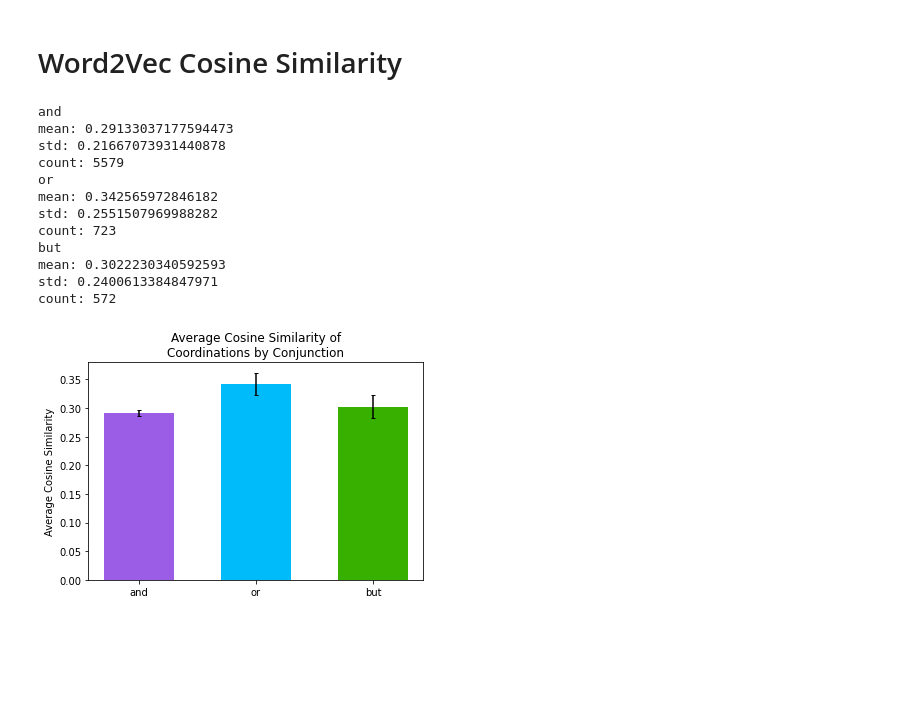
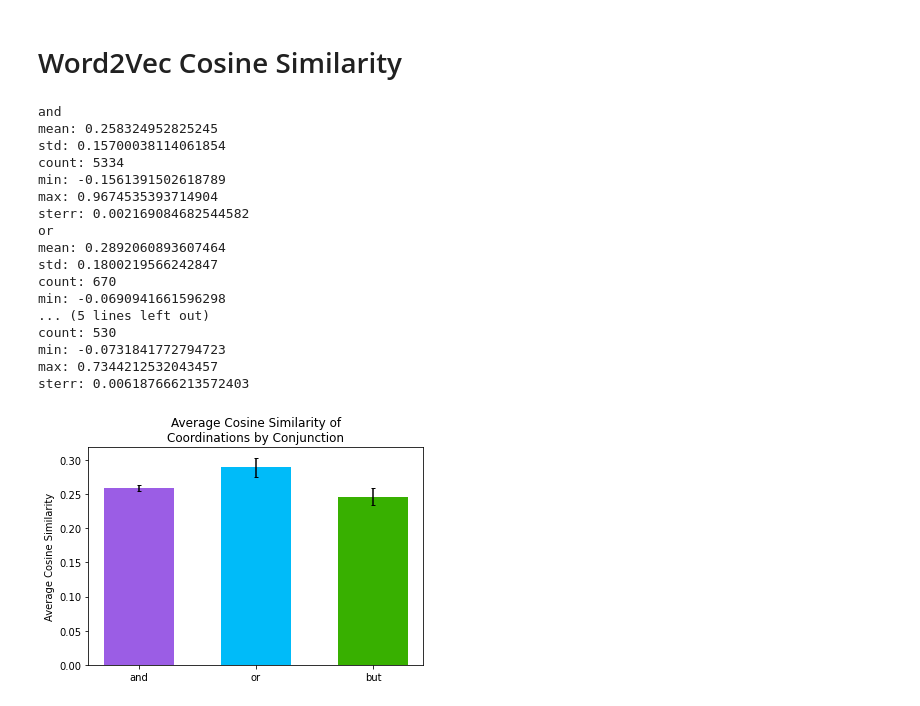
Before and after one commit to jkallini/SemanticCoordinationAnalysis, a Jupyter notebook: analysis.ipynb, the cells around one changed output. Saved outputs shown, nothing was run; the diff lists cells and outputs as text; code cells hidden in the pictures; blank space fills up the shorter version.

```diff
--- a/analysis.ipynb
+++ b/analysis.ipynb
@@ -894,46 +946,55 @@ for conjunction in CONJUNCTIONS:
     labels.append(conjunction)
 
     df = all_samples.copy()
+    df = df.loc[df['1st Conjunct Lemma'] != df['2nd Conjunct Lemma']]
     df = df.loc[df['Conjunction'] == conjunction]
 
     print('mean:', str(df['Cosine Similarity'].mean()))
     print('std:', str(df['Cosine Similarity'].std()))
     print('count:', str(len(df)))
+    print('min:', str(df['Cosine Similarity'].min()))
+    print('max:', str(df['Cosine Similarity'].max()))
+    print('sterr:', str(df['Cosine Similarity'].sem()))
 
     freqs.append(df['Cosine Similarity'].mean())
     vars.append(df['Cosine Similarity'].sem())
 
 sems = []
 for v in vars:
     sems.append(v * 2)
 
 x = np.arange(len(labels))  # the label locations
 width = 0.6  # the width of the bars
 
 fig, ax = plt.subplots()
 ax.bar(x, freqs, width, label='Likes', capsize=2, color=CONJUNCTION_COLORS.values(), yerr=sems)
 
 # Add some text for labels, title and custom x-axis tick labels, etc.
 ax.set_ylabel('Average Cosine Similarity')
 ax.set_title('Average Cosine Similarity of\nCoordinations by Conjunction')
 ax.set_xticks(x)
 ax.set_xticklabels(labels)
 
 plt.savefig('charts/cossim_conjunction.pdf', bbox_inches='tight')
 # %% [output]
 and
-mean: 0.29133037177594473
-std: 0.21667073931440878
-count: 5579
+mean: 0.258324952825245
+std: 0.15700038114061854
+count: 5334
+min: -0.1561391502618789
+max: 0.9674535393714904
+sterr: 0.002169084682544582
 or
-mean: 0.342565972846182
-std: 0.2551507969988282
-count: 723
-but
-mean: 0.3022230340592593
-std: 0.2400613384847971
-count: 572
+mean: 0.2892060893607464
+std: 0.1800219566242847
+count: 670
+min: -0.0690941661596298
+... (5 lines left out)
+count: 530
+min: -0.0731841772794723
+max: 0.7344212532043457
+sterr: 0.006187666213572403
-[figure, old version]
+[figure, new version]
 # %%
 labels = []
 freqs = []
```
Also changed, not shown: parts of 4 cells of this notebook.
